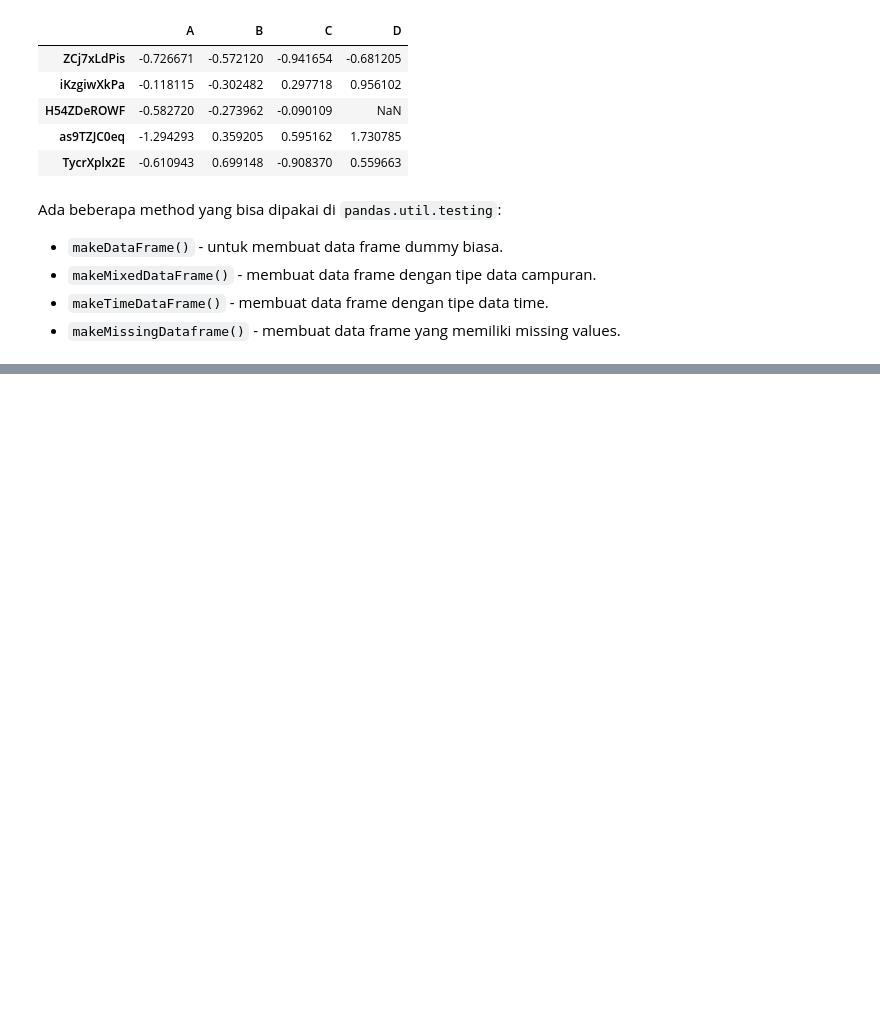
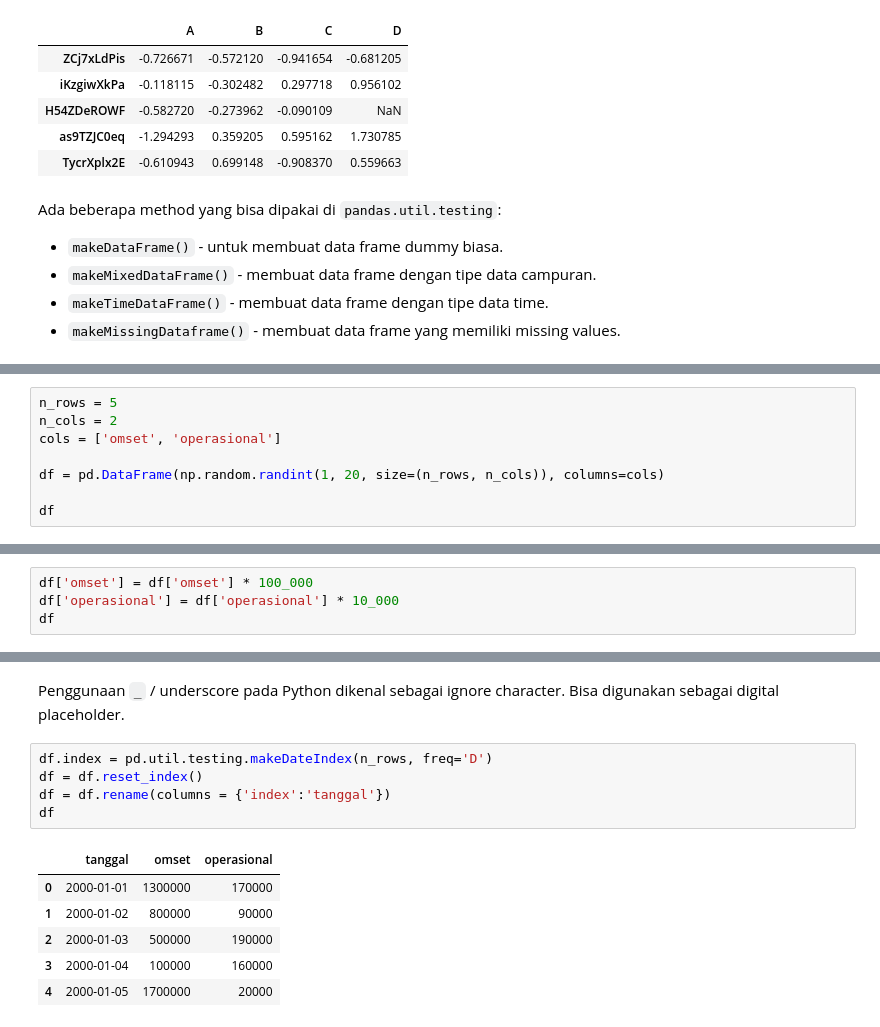
Before and after one commit to medievalgoose/pandas, a Jupyter notebook: Pandas-Week5.ipynb, the cells around one changed output, grey strips where cells are left out. Cells and saved outputs as stored; diff of their text form; blank space fills up the shorter version.

Commit message:
Tambahan cara melakukan formatting tampilan data frame

```diff
--- a/Pandas-Week5.ipynb
+++ b/Pandas-Week5.ipynb
@@ -163,0 +175,8 @@ Ada beberapa method yang bisa dipakai di `pandas.util.testing`:
+# %%
+n_rows = 5
+n_cols = 2
+cols = ['omset', 'operasional']
+
+df = pd.DataFrame(np.random.randint(1, 20, size=(n_rows, n_cols)), columns=cols)
+
+df
@@ -163,0 +190,4 @@ Ada beberapa method yang bisa dipakai di `pandas.util.testing`:
+# %%
+df['omset'] = df['omset'] * 100_000
+df['operasional'] = df['operasional'] * 10_000
+df
@@ -163,0 +201,14 @@ Ada beberapa method yang bisa dipakai di `pandas.util.testing`:
+# %% [markdown]
+Penggunaan `_` / underscore pada Python dikenal sebagai ignore character. Bisa digunakan sebagai digital placeholder.
+# %%
+df.index = pd.util.testing.makeDateIndex(n_rows, freq='D')
+df = df.reset_index()
+df = df.rename(columns = {'index':'tanggal'})
+df
+# %% [output]
+|  | tanggal | omset | operasional |
+| 0 | 2000-01-01 | 1300000 | 170000 |
+| 1 | 2000-01-02 | 800000 | 90000 |
+| 2 | 2000-01-03 | 500000 | 190000 |
+| 3 | 2000-01-04 | 100000 | 160000 |
+| 4 | 2000-01-05 | 1700000 | 20000 |
```
Also changed, not shown: parts of 14 cells of this notebook.
